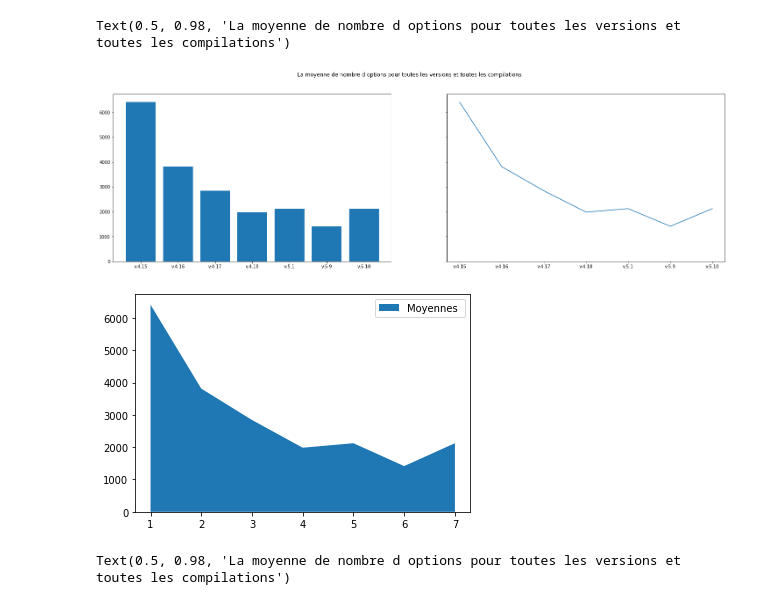
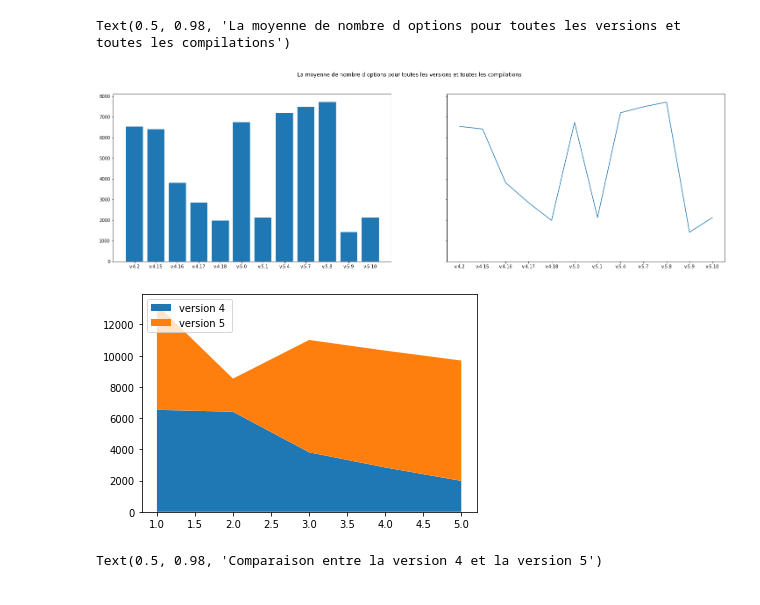
Before and after one commit to TuxML/tuxml-web, a Jupyter notebook: Options-number-for-all-compilations.ipynb, the cells around one changed output. Saved outputs shown, nothing was run; the diff lists cells and outputs as text; code cells hidden in the pictures.

Commit message:
Last valid version of notebook (all versions included)

```diff
--- a/Options-number-for-all-compilations.ipynb
+++ b/Options-number-for-all-compilations.ipynb
@@ -49,7 +93,7 @@ print("----------------------------------finish---------------------------------
 # %%
 import matplotlib.pyplot as plt
 
-names = ['v:4.15','v:4.16','v:4.17','v:4.18','v:5.1','v:5.9','v:5.10']
+names = ['v:4.2','v:4.15','v:4.16','v:4.17','v:4.18','v:5.0','v:5.1','v:5.4','v:5.7','v:5.8','v:5.9','v:5.10']
 values = m
 
 fig, axs = plt.subplots(1, 2, figsize=(25,7), sharey=True)
@@ -60,27 +104,29 @@ axs[1].plot(names, values)
 fig.suptitle('La moyenne de nombre d options pour toutes les versions et toutes les compilations')
 # %% [output]
 Text(0.5, 0.98, 'La moyenne de nombre d options pour toutes les versions et toutes les compilations')
-[figure, old version]
+[figure, new version]
 # %%
 import numpy as np
 import matplotlib.pyplot as plt
+#m_4 = [4.2,4.15,4.16,4.17,4.18]
+#m_5 = [5.0,5.1,5.4,5.7,5.8]
+x = [1, 2, 3, 4, 5]
+y1 = m4_
+y2 = [m5_[0],m5_[1],m5_[2],m5_[3],m5_[4]]
 
-x = [1, 2, 3, 4, 5,6,7]
-y1 = m
+y = np.vstack([y1, y2])
 
-y = np.vstack([y1])
-
-labels = ["Moyennes "]
+labels = ["version 4 ", "version 5"]
 
 fig, ax = plt.subplots()
-ax.stackplot(x, y1, labels=labels)
-ax.legend(loc='upper right')
+ax.stackplot(x, y1, y2, labels=labels)
+ax.legend(loc='upper left')
 plt.show()
 
-fig.suptitle('La moyenne de nombre d options pour toutes les versions et toutes les compilations')
+fig.suptitle('Comparaison entre la version 4 et la version 5')
 # %% [output]
-[figure, old version]
+[figure, new version]
-Text(0.5, 0.98, 'La moyenne de nombre d options pour toutes les versions et toutes les compilations')
+Text(0.5, 0.98, 'Comparaison entre la version 4 et la version 5')
 # %%
 import numpy as np
 
```
Also changed, not shown: parts of 3 cells of this notebook, 2 other files.
